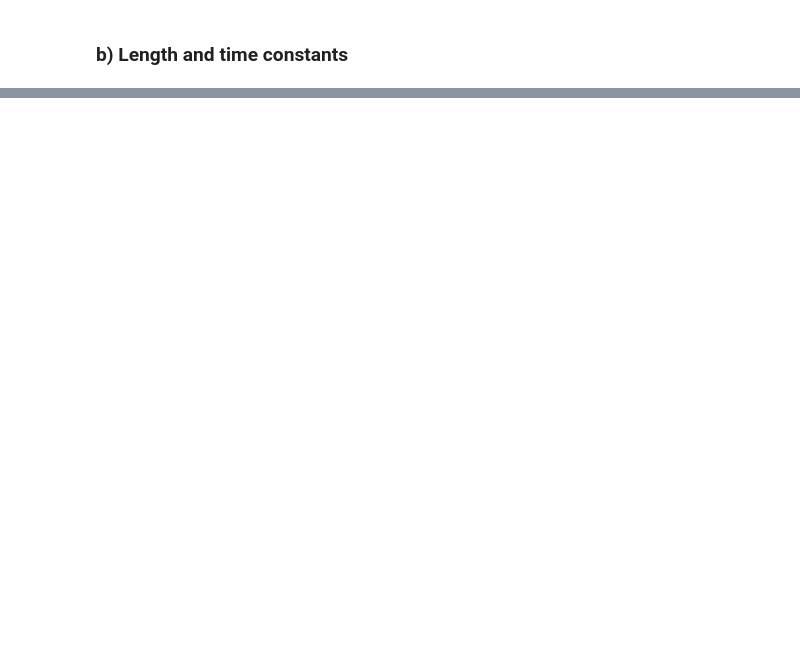
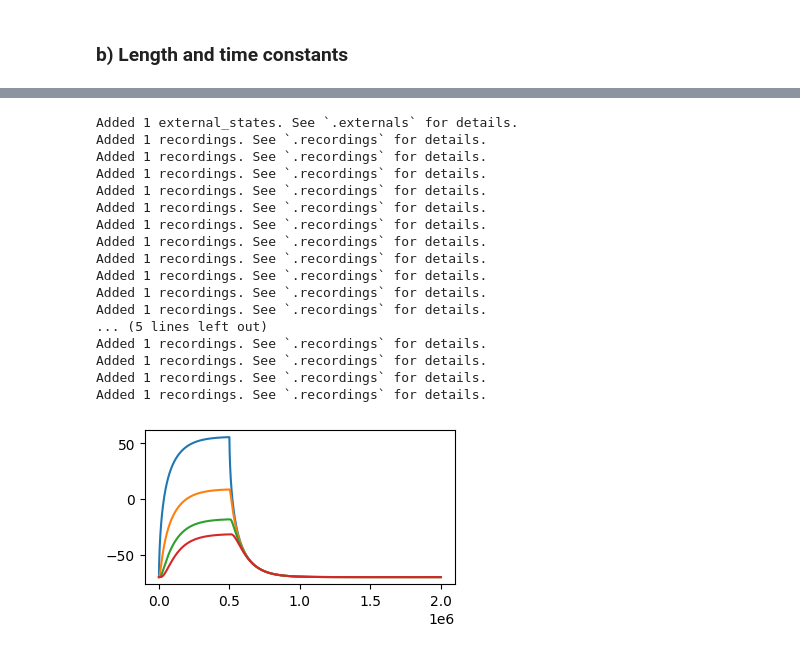
Before and after one commit to juliuswue/Jaxley-Tutorial, a Jupyter notebook: SingleCell.ipynb, the cells around one changed output, grey strips where cells are left out. Cells and saved outputs as stored; diff of their text form; code cells hidden in the pictures; blank space fills up the shorter version.

```diff
--- a/SingleCell.ipynb
+++ b/SingleCell.ipynb
@@ -94,0 +115,33 @@ branch.nodes
+# %%
+# set stimulation and recording sites and run simulation
+branch.delete_stimuli()
+branch.delete_recordings()
+
+branch.comp(0).stimulate(current)
+for i in range(NCOMP):
+    branch.comp(i).record('v')
+
+voltages = jx.integrate(branch, delta_t=dt)
+
+fig, ax = plt.subplots(1,1, figsize=(4,2))
+for i in range(0, NCOMP, 5):
+    ax.plot(voltages[i])
+# %% [output]
+Added 1 external_states. See `.externals` for details.
+Added 1 recordings. See `.recordings` for details.
+Added 1 recordings. See `.recordings` for details.
+Added 1 recordings. See `.recordings` for details.
+Added 1 recordings. See `.recordings` for details.
+Added 1 recordings. See `.recordings` for details.
+Added 1 recordings. See `.recordings` for details.
+Added 1 recordings. See `.recordings` for details.
+Added 1 recordings. See `.recordings` for details.
+Added 1 recordings. See `.recordings` for details.
+Added 1 recordings. See `.recordings` for details.
+Added 1 recordings. See `.recordings` for details.
+... (5 lines left out)
+Added 1 recordings. See `.recordings` for details.
+Added 1 recordings. See `.recordings` for details.
+Added 1 recordings. See `.recordings` for details.
+Added 1 recordings. See `.recordings` for details.
+[figure, added]
```
Also changed, not shown: parts of 8 cells of this notebook.
